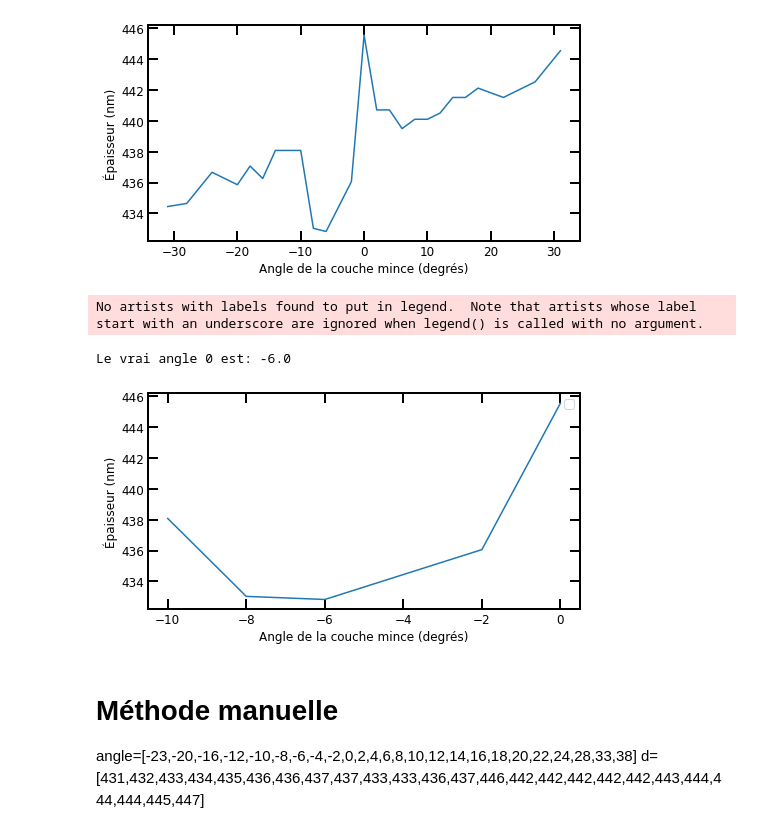
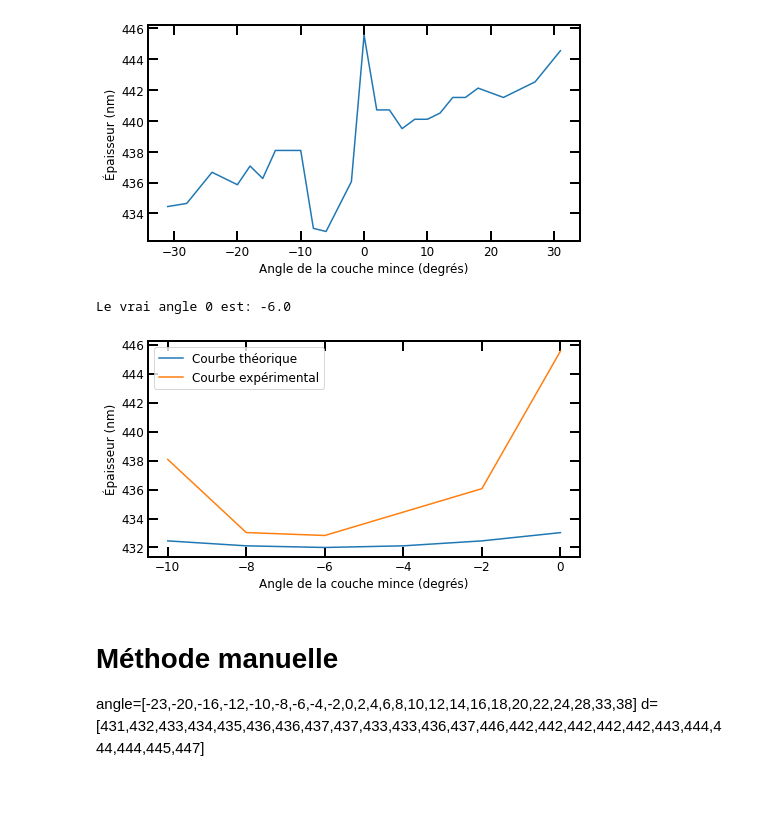
Before and after one commit to pierrotlamontagne/Github-labo-3, a Jupyter notebook: ABS/Analyse.ipynb, the cells around one changed output. Cells and saved outputs as stored; diff of their text form; code cells hidden in the pictures; blank space fills up the shorter version.

Commit message:
Notes FOP

```diff
--- a/ABS/Analyse.ipynb
+++ b/ABS/Analyse.ipynb
@@ -489,40 +491,42 @@ plt.show()
 # %%
 angle_parabole = angle[find_nearest(angle,-10):find_nearest(angle,2)]
 d_parabole = d[find_nearest(angle,-10):find_nearest(angle,2)]
 
 i_min, = np.where(d_parabole == np.min(d_parabole))
 print("Le vrai angle 0 est:", angle_parabole[i_min[0]])
 
 #Courbe théorique
 def snell_descartes(theta_1):
     d0 = 432 #nm
     n_air = 1
     n_verre = 1.52
     theta_2 = np.arcsin(n_air*np.sin(theta_1)/n_verre)
     d = d0/(np.cos(theta_2))
 
     return d
 
-x_th_deg = np.linspace(-10,10,100 )-6
+x_th_deg = np.linspace(-10,10,100 )
 
 x_th = x_th_deg*(np.pi/180) #degrés à rad
 
-y_th = snell_descartes(angle_parabole*(np.pi/180))
+y_th = snell_descartes((angle_parabole+6)*(np.pi/180))
+#y_th = snell_descartes((angle+6)*(np.pi/180))
 
 
 
 beau_graphique()
 
-# plt.plot(angle_parabole,y_th,label = "Courbe théorique")
-#plt.figure(11,figsize=(6,3),dpi=100)
+plt.plot(angle_parabole,y_th,label = "Courbe théorique")
+#plt.plot(angle,y_th,label = "Courbe théorique")
 plt.xlabel("Angle de la couche mince (degrés)")
 plt.ylabel("Épaisseur (nm)")
-plt.plot(angle_parabole,d_parabole)
+plt.plot(angle_parabole,d_parabole, label = "Courbe expérimental")
+#plt.plot(angle,d, label = "Courbe expérimental")
+plt.legend()
 plt.show()
 # %% [output]
-No artists with labels found to put in legend.  Note that artists whose label start with an underscore are ignored when legend() is called with no argument.
+Le vrai angle 0 est: -6.0
-Le vrai angle 0 est: -6.0
-[figure, old version]
+[figure, new version]
 # %% [markdown]
 # Méthode manuelle
 angle=[-23,-20,-16,-12,-10,-8,-6,-4,-2,0,2,4,6,8,10,12,14,16,18,20,22,24,28,33,38]
```
Also changed, not shown: parts of 3 cells of this notebook.
